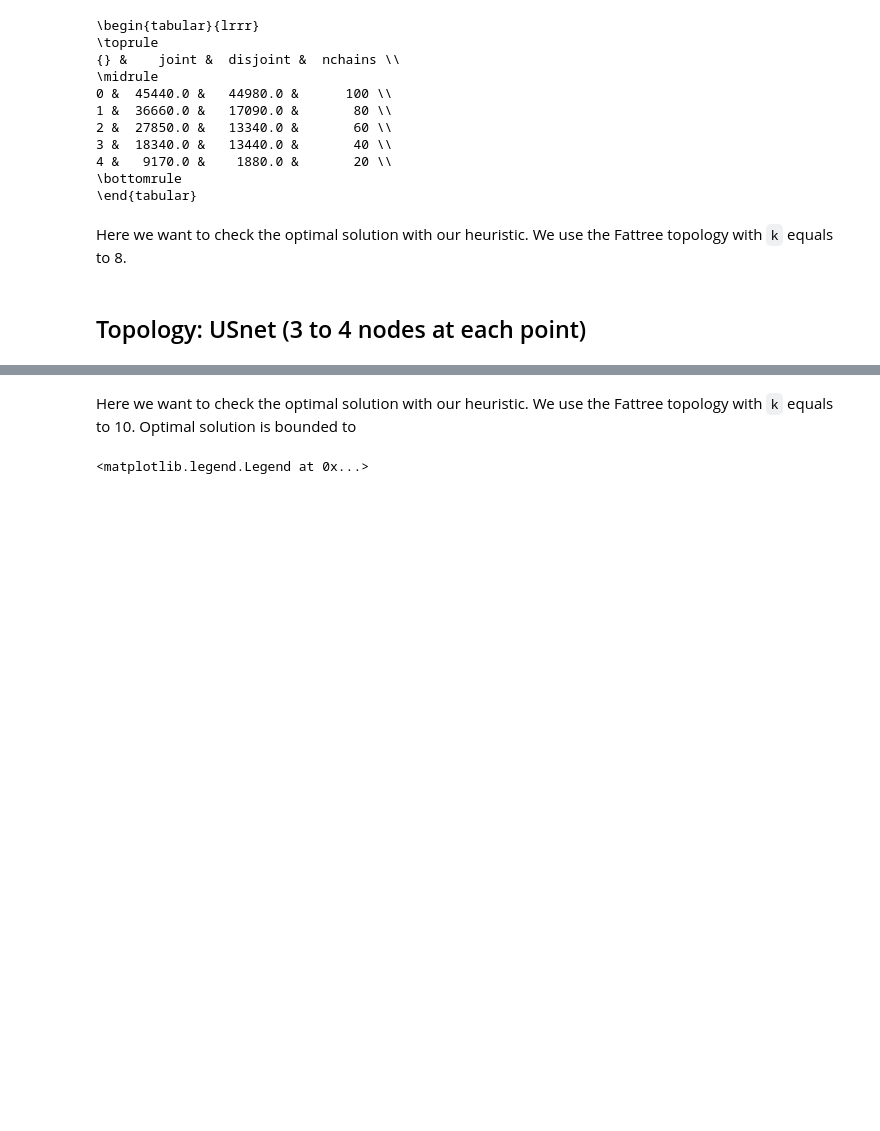
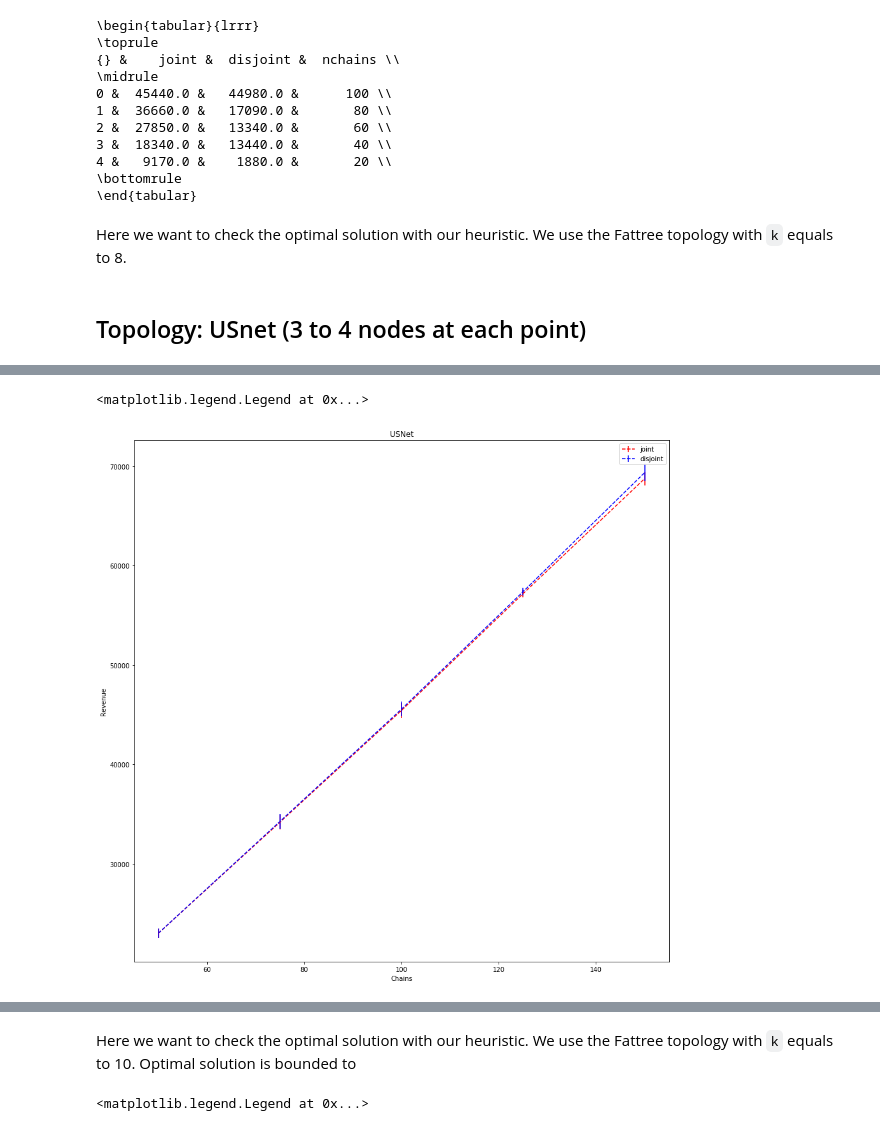
Before and after one commit to reinnet/jsd-mp, a Jupyter notebook: results/joint-vs-disjoint/results.ipynb, the cells around one changed output, grey strips where cells are left out. Saved outputs shown, nothing was run; the diff lists cells and outputs as text; code cells hidden in the pictures; blank space fills up the shorter version.

Commit message:
feat: Add USNet Results

```diff
--- a/results/joint-vs-disjoint/results.ipynb
+++ b/results/joint-vs-disjoint/results.ipynb
@@ -231,15 +229,15 @@ drevenues_err.append(np.std(disjoint_50['revenue'].values))
 nchains.append(50)
 # %%
 joint_75 = pd.DataFrame(data={
-    'revenue': [],
-    'accepted_chains': [],
-    'vnfm': [],
+    'revenue': [35400.0, 33400.0, 34400.0, 33200.0, 33900.0, 34000.0, 34000.0, 35600.0, 33700.0, 34200.0],
+    'accepted_chains': [75, 75, 75, 75, 75, 75, 75, 75, 75, 75],
+    'vnfm': [33, 30, 32, 29, 31, 31, 31, 33, 30, 31],
 })
 
 disjoint_75 = pd.DataFrame(data={
-    'revenue': [],
-    'accepted_chains': [],
-    'vnfm': [],
+    'revenue': [35500.0, 33500.0, 34500.0, 33200.0, 34000.0, 34100.0, 34100.0, 35700.0, 33700.0, 34300.0],
+    'accepted_chains': [75, 75, 75, 75, 75, 75, 75, 75, 75, 75],
+    'vnfm': [32, 29, 31, 29, 30, 30, 30, 32, 30, 30],
 })
 
 jrevenues.append(np.average(joint_75['revenue'].values))
@@ -310,0 +290,32 @@ ax.legend()
+# %%
+joint_150 = pd.DataFrame(data={
+    'revenue': [67600.0, 69600.0, 68800.0, 69000.0, 69000.0, 68300.0, 69800.0, 68800.0, 69000.0, 67600.0],
+    'accepted_chains': [150, 150, 150, 149, 149, 150, 150, 150, 150, 150],
+    'vnfm': [68, 65, 66, 71, 76, 63, 66, 64, 65, 63],
+})
+
+disjoint_150 = pd.DataFrame(data={
+    'revenue': [68400.0, 69900.0, 69200.0, 70300.0, 70800.0, 68600.0, 70100.0, 69100.0, 69300.0, 67900.0],
+    'accepted_chains': [150, 150, 150, 150, 150, 150, 150, 150, 150, 150],
+    'vnfm': [60, 62, 62, 62, 62, 60, 63, 61, 62, 60],
+})
+
+jrevenues.append(np.average(joint_150['revenue'].values))
+jrevenues_err.append(np.std(joint_150['revenue'].values))
+
+drevenues.append(np.average(disjoint_150['revenue'].values))
+drevenues_err.append(np.std(disjoint_150['revenue'].values))
+
+nchains.append(150)
+# %%
+_, ax = plt.subplots(figsize=(15, 15))
+
+ax.errorbar(x=nchains, y=jrevenues, fmt='r--', label='joint', yerr=jrevenues_err)
+ax.errorbar(x=nchains, y=drevenues, fmt='b--', label='disjoint', yerr=drevenues_err)
+
+ax.set_title('USNet')
+ax.set(ylabel='Revenue', xlabel='Chains')
+ax.legend()
+# %% [output]
+<matplotlib.legend.Legend at 0x...>
+[figure, added]
```
Also changed, not shown: parts of 5 cells of this notebook.
